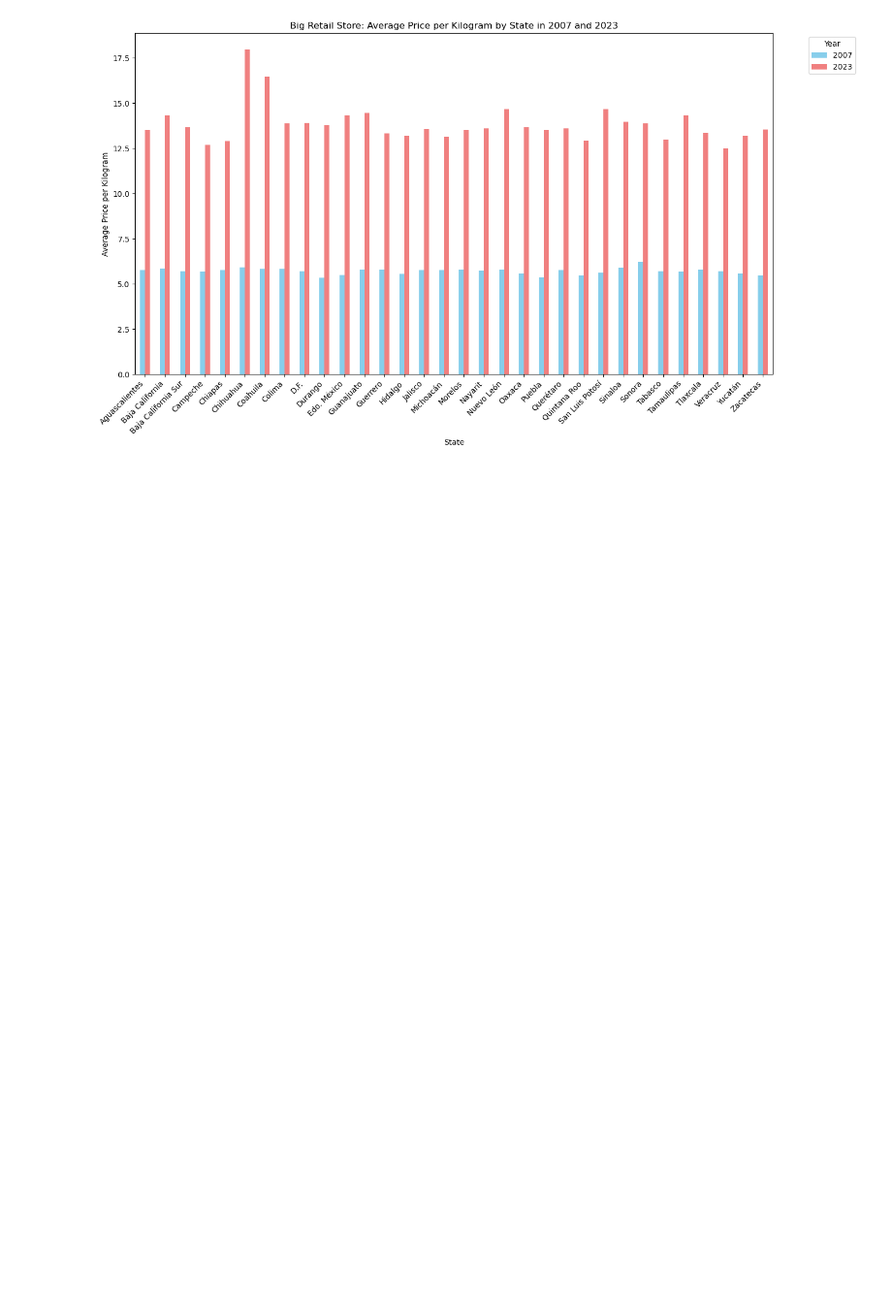
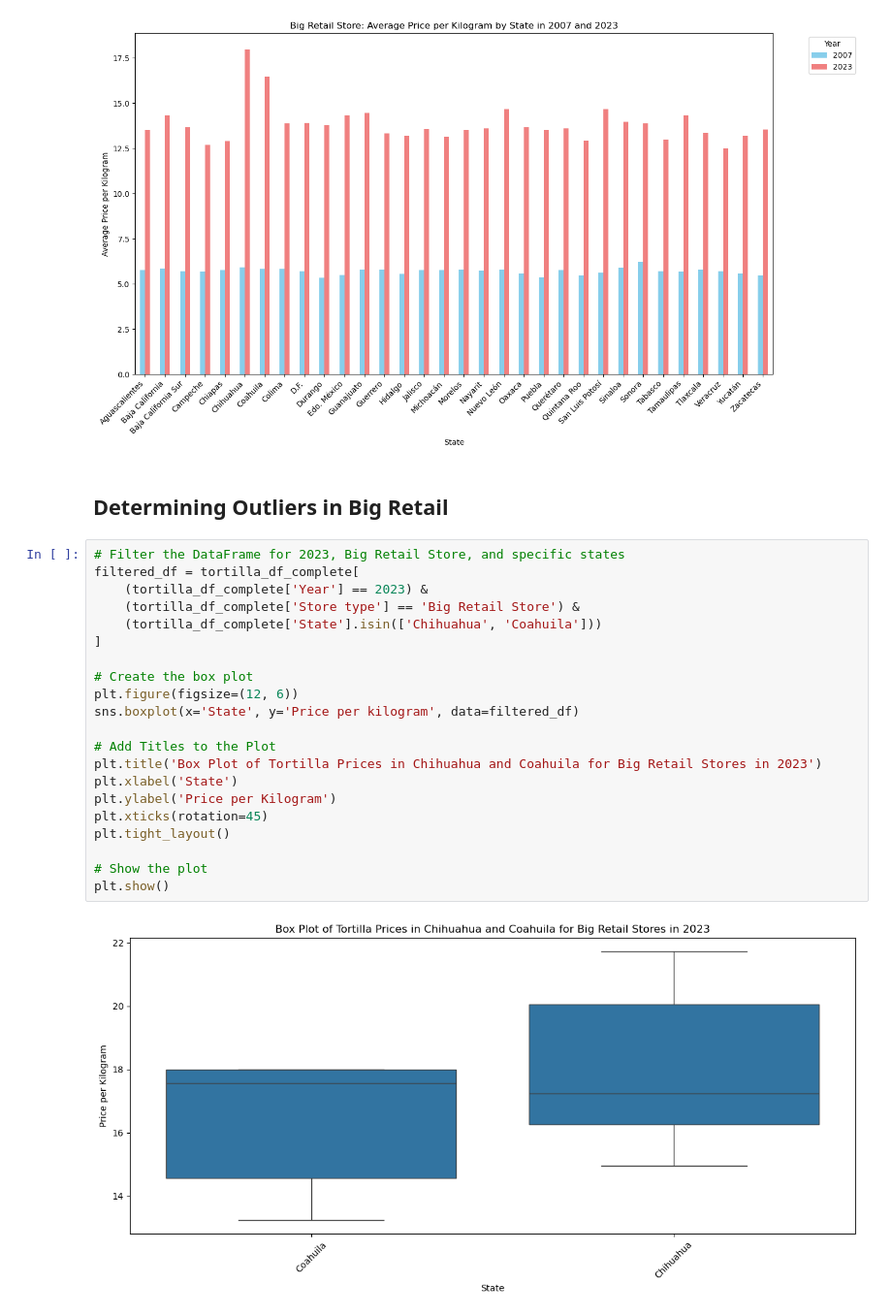
Before and after one commit to AzaniaHH/Tortillas-Project, a Jupyter notebook: tortilla_prices.ipynb, the cells around one changed output. Shown at 97% size. Cells and saved outputs as stored; diff of their text form; blank space fills up the shorter version.

```diff
--- a/tortilla_prices.ipynb
+++ b/tortilla_prices.ipynb
@@ -282,3 +311,28 @@ plt.tight_layout()
 plt.show()
 # %% [output]
 [figure]
+# %% [markdown]
+## Determining Outliers in Big Retail
+# %%
+# Filter the DataFrame for 2023, Big Retail Store, and specific states
+filtered_df = tortilla_df_complete[
+    (tortilla_df_complete['Year'] == 2023) &
+    (tortilla_df_complete['Store type'] == 'Big Retail Store') &
+    (tortilla_df_complete['State'].isin(['Chihuahua', 'Coahuila']))
+]
+
+# Create the box plot
+plt.figure(figsize=(12, 6))
+sns.boxplot(x='State', y='Price per kilogram', data=filtered_df)
+
+# Add Titles to the Plot
+plt.title('Box Plot of Tortilla Prices in Chihuahua and Coahuila for Big Retail Stores in 2023')
+plt.xlabel('State')
+plt.ylabel('Price per Kilogram')
+plt.xticks(rotation=45)
+plt.tight_layout()
+
+# Show the plot
+plt.show()
+# %% [output]
+[figure, added]
```
Also changed, not shown: parts of 3 cells of this notebook, 2 other files.
